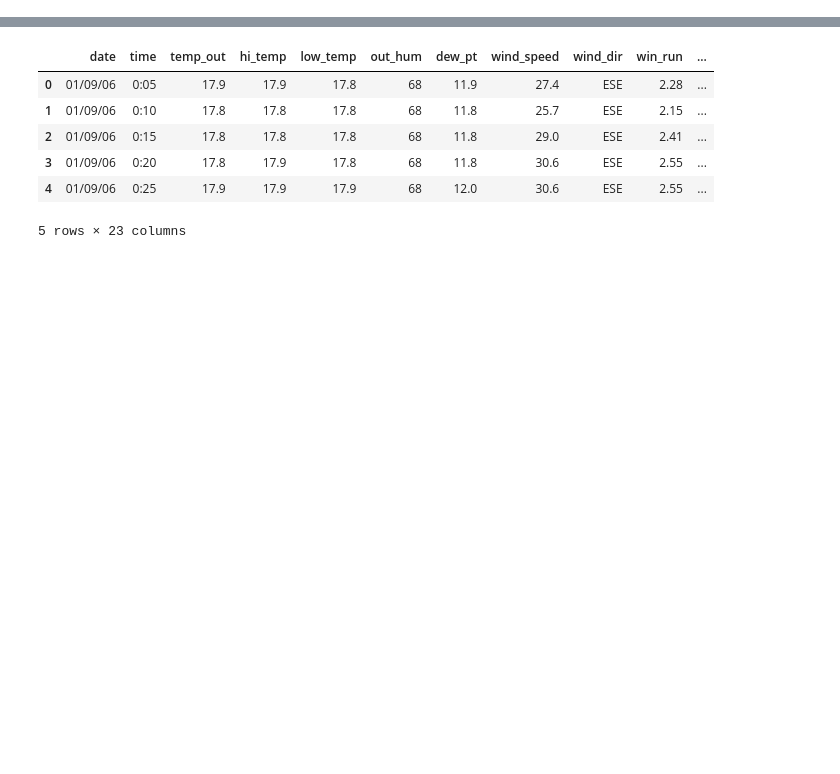
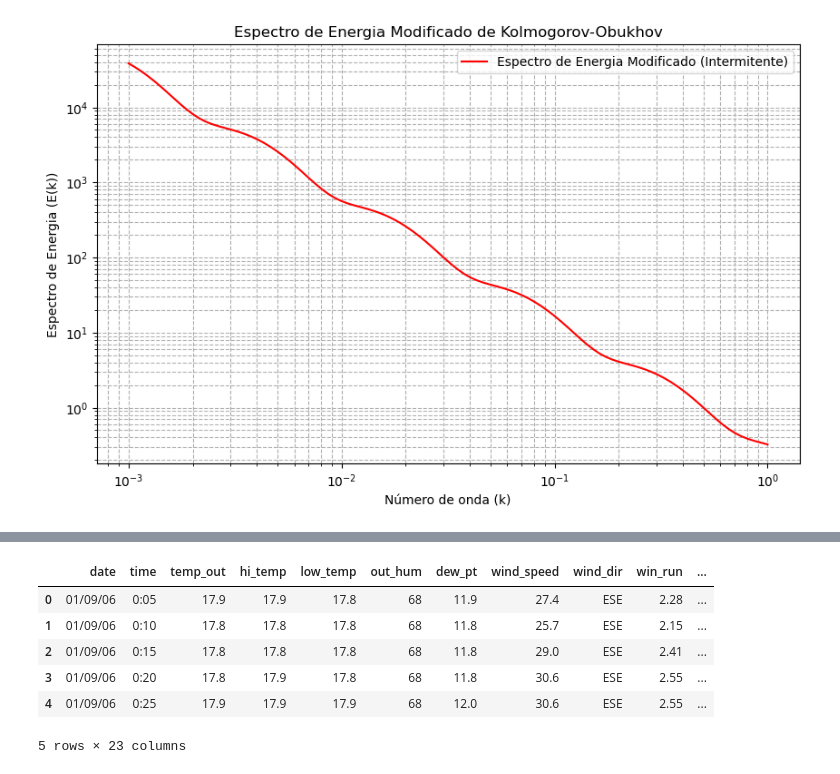
Before and after one commit to killatc/GSST-daytime-sky-quality, a Jupyter notebook: src/Meteorological_Diurnal_Analysis.ipynb, the cells around one changed output, grey strips where cells are left out. Cells and saved outputs as stored; diff of their text form; code cells hidden in the pictures; blank space fills up the shorter version.

```diff
--- a/src/Meteorological_Diurnal_Analysis.ipynb
+++ b/src/Meteorological_Diurnal_Analysis.ipynb
@@ -0,0 +1,32 @@
+# %%
+import numpy as np
+import matplotlib.pyplot as plt
+
+# Parâmetros
+C = 1.5  # Constante de Kolmogorov
+epsilon = 0.1  # Taxa de dissipação média de energia (m^2/s^3)
+k_min = 1e-3  # Menor número de onda
+k_max = 1  # Maior número de onda
+num_points = 100  # Número de pontos para plotagem
+
+# Gerar números de onda logaritmicamente espaçados
+k = np.logspace(np.log10(k_min), np.log10(k_max), num=num_points)
+
+# Introduzir variação intermitente na dissipação de energia
+# Isto simula a variabilidade de epsilon em diferentes escalas
+intermittent_epsilon = epsilon * (1 + 0.3 * np.sin(10 * np.log10(k)))
+
+# Espectro de energia de Kolmogorov modificado para incluir intermitência
+E_k_intermittent = C * (intermittent_epsilon**(2/3)) * (k**(-5/3))
+
+# Plotar o espectro de energia
+plt.figure(figsize=(10, 6))
+plt.loglog(k, E_k_intermittent, label='Espectro de Energia Modificado (Intermitente)', color='red')
+plt.xlabel('Número de onda (k)')
+plt.ylabel('Espectro de Energia (E(k))')
+plt.title('Espectro de Energia Modificado de Kolmogorov-Obukhov')
+plt.grid(True, which="both", ls="--")
+plt.legend()
+plt.show()
+# %% [output]
+[figure, added]
```
Also changed, not shown: parts of 5 cells of this notebook, 11 other files.
